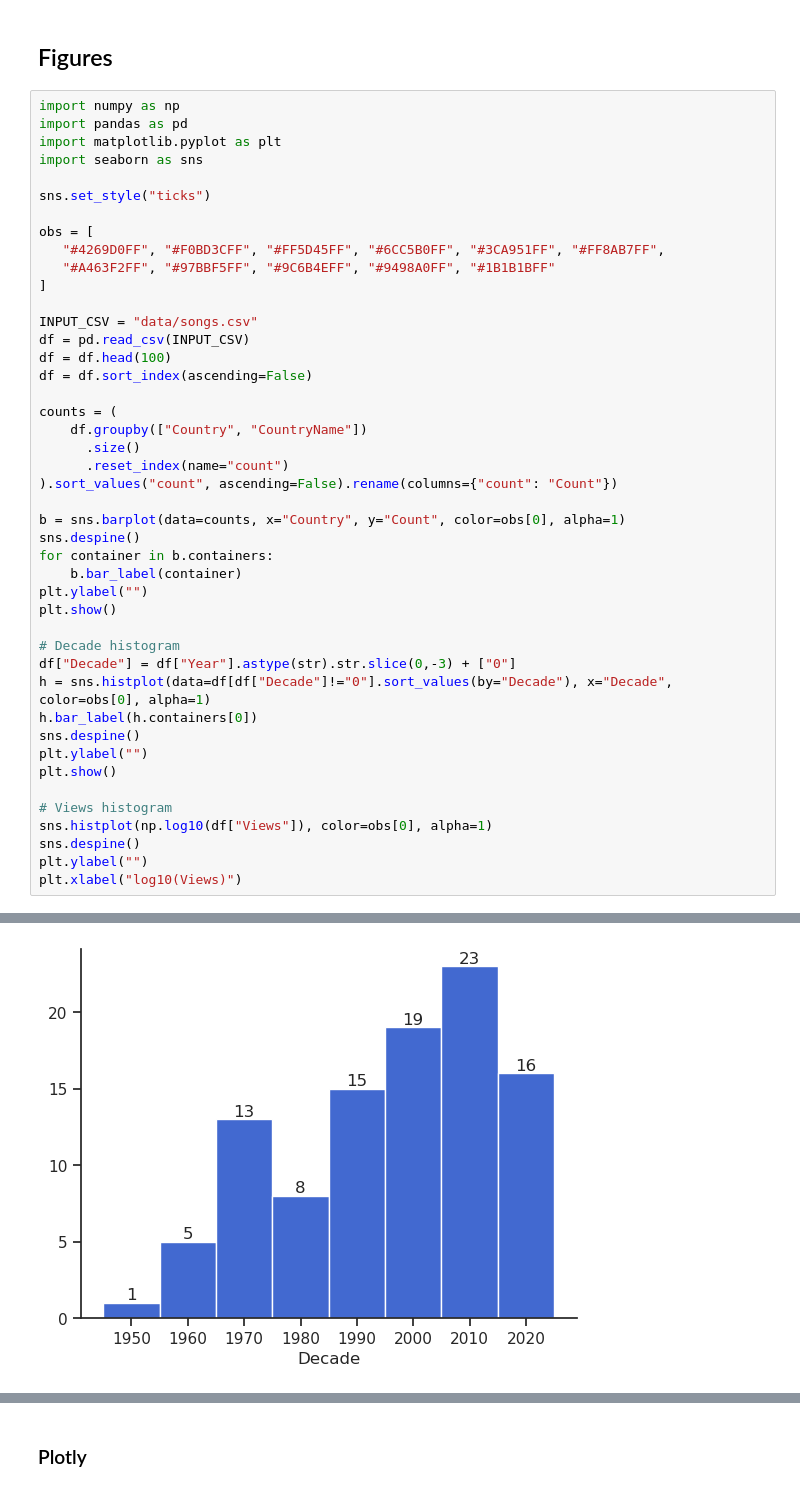
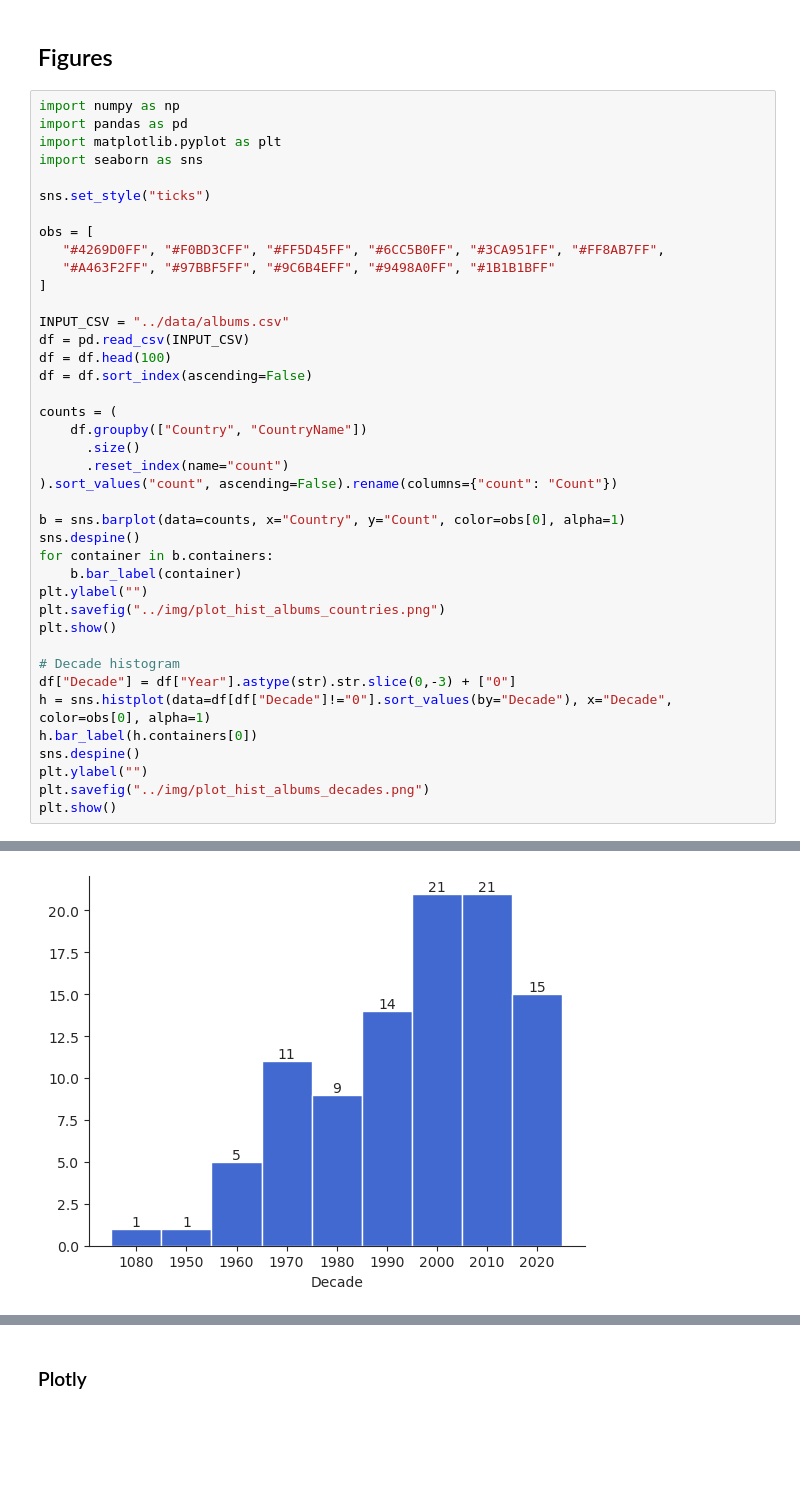
Before and after one commit to janedoe83/cafealpha, a Jupyter notebook: music/albumlist.ipynb, the cells around one changed output, grey strips where cells are left out. Saved outputs shown, nothing was run; the diff lists cells and outputs as text; blank space fills up the shorter version.

```diff
--- a/music/albumlist.ipynb
+++ b/music/albumlist.ipynb
@@ -205,7 +212,7 @@ obs = [
    "#A463F2FF", "#97BBF5FF", "#9C6B4EFF", "#9498A0FF", "#1B1B1BFF"
 ]
 
-INPUT_CSV = "data/songs.csv"
+INPUT_CSV = "../data/albums.csv"
 df = pd.read_csv(INPUT_CSV)
 df = df.head(100)
 df = df.sort_index(ascending=False)
@@ -221,6 +228,7 @@ sns.despine()
 for container in b.containers:
     b.bar_label(container)
 plt.ylabel("")
+plt.savefig("../img/plot_hist_albums_countries.png")
 plt.show()
 
 # Decade histogram
@@ -229,11 +237,6 @@ h = sns.histplot(data=df[df["Decade"]!="0"].sort_values(by="Decade"), x="Decade"
 h.bar_label(h.containers[0])
 sns.despine()
 plt.ylabel("")
+plt.savefig("../img/plot_hist_albums_decades.png")
 plt.show()
-
-# Views histogram
-sns.histplot(np.log10(df["Views"]), color=obs[0], alpha=1)
-sns.despine()
-plt.ylabel("")
-plt.xlabel("log10(Views)")
 # %% [output]
@@ -241 +244 @@ plt.xlabel("log10(Views)")
-[figure, old version]
+[figure, new version]
```
Also changed, not shown: parts of 2 cells of this notebook, 22 other files.
